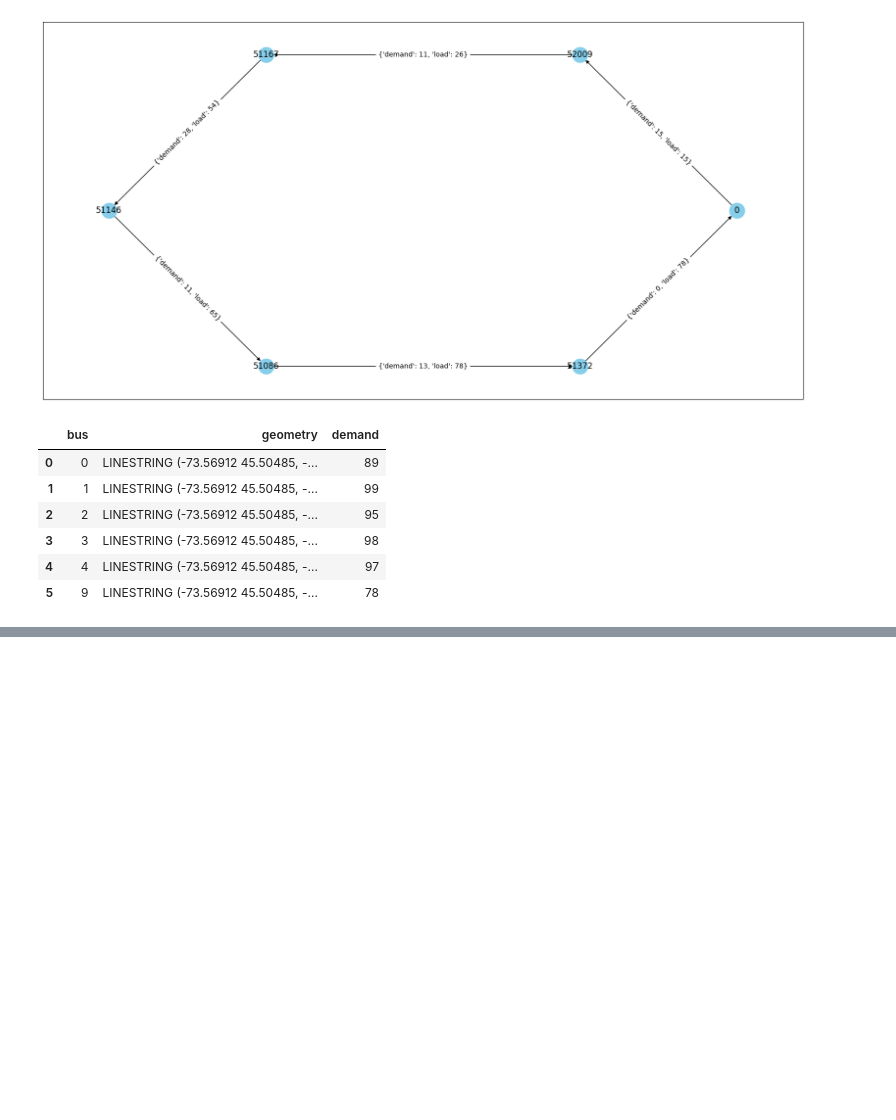
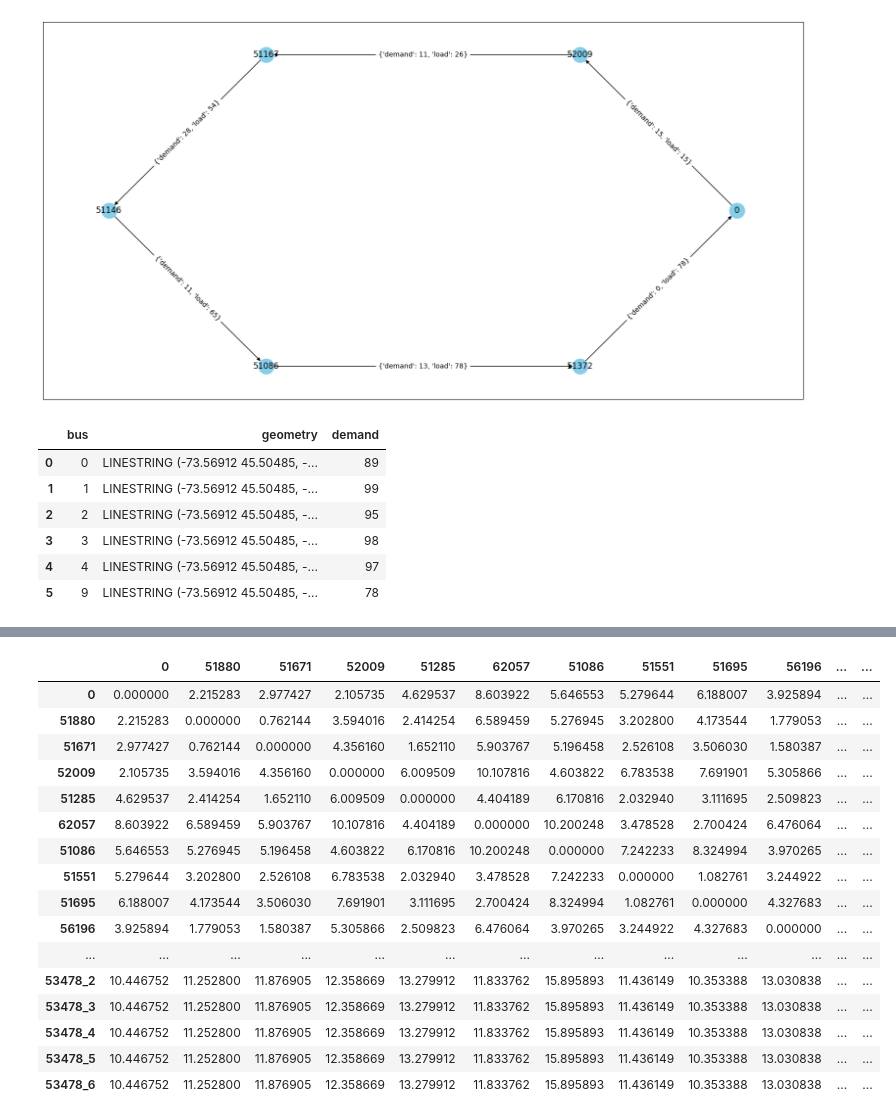
Before and after one commit to lakshyaag/Route-Optimization-STM, a Jupyter notebook: model_basic.ipynb, the cells around one changed output, grey strips where cells are left out. Drawn from its saved outputs; the diff is of its cells as text; code cells hidden in the pictures; blank space fills up the shorter version.

```diff
--- a/model_basic.ipynb
+++ b/model_basic.ipynb
@@ -703,0 +707,20 @@ route_map
+# %%
+rng = np.random.default_rng(3)
+
+distance_matrix_model = distance_matrix.drop(
+    columns=stops_in_disaster_area.stop_id, index=stops_in_disaster_area.stop_id
+)
+
+stops = list(distance_matrix_model.columns)
+num_stops = len(stops)
+
+distance_matrix_model = distance_matrix_model.loc[stops, stops]
+
+demand = {stop: rng.integers(1, 100) for stop in stops}
+demand[stops[0]] = 0
+
+num_buses = 20
+BUS_CAPACITY = 75
+
+print(f"Total demand: {sum(demand.values())}")
+print(f"Total capacity: {num_buses * BUS_CAPACITY}")
@@ -703,0 +730,49 @@ route_map
+# %%
+def split_demand(node_demand):
+    S = 100
+    fraction = [2 ** (i - 1) for i in range(1, S + 1)]
+    demands = [round(node_demand * f / sum(fraction), 0) for f in fraction]
+
+    demands = list(filter(lambda x: x > 0, demands))
+
+    if sum(demands) < node_demand:
+        demands[-1] += node_demand - sum(demands)
+
+    if demands[-1] >= BUS_CAPACITY:
+        new_demand = split_demand(demands[-1])
+        demands.pop()
+        demands.extend(new_demand)
+
+    return demands
+
+
+def split_demand_node(demand, node):
+    node_demand = demand[node]
+    demands = split_demand(node_demand)
+
+    return {f"{node}_{i}": d for i, d in enumerate(demands)}
+
+
+nodes_exceeding_demand = {}
+new_demand = demand.copy()
+for k, v in demand.items():
+    if v > BUS_CAPACITY:
+        new_nodes = split_demand_node(demand, k)
+
+        new_demand.pop(k)
+        new_demand.update(new_nodes)
+
+        nodes_exceeding_demand[k] = new_nodes
+
+print(f"New nodes added for: {nodes_exceeding_demand.keys()}")
+
+for node in nodes_exceeding_demand:
+    for i in range(1, len([k for k in new_demand.keys() if node in k])):
+        distance_matrix_model[f"{node}_{i}"] = distance_matrix_model[node]
+        distance_matrix_model.loc[f"{node}_{i}"] = distance_matrix_model.loc[node]
+        distance_matrix_model.loc[f"{node}_{i}", node] = 0
+    distance_matrix_model.drop(columns=[node], index=[node], inplace=True)
+
+
+distance_matrix_model
+# %% [output]
@@ -703,0 +780,17 @@ route_map
+|  | 0 | 51880 | 51671 | 52009 | 51285 | 62057 | 51086 | 51551 | 51695 | 56196 | ... | ... |
+| 0 | 0.000000 | 2.215283 | 2.977427 | 2.105735 | 4.629537 | 8.603922 | 5.646553 | 5.279644 | 6.188007 | 3.925894 | ... | ... |
+| 51880 | 2.215283 | 0.000000 | 0.762144 | 3.594016 | 2.414254 | 6.589459 | 5.276945 | 3.202800 | 4.173544 | 1.779053 | ... | ... |
+| 51671 | 2.977427 | 0.762144 | 0.000000 | 4.356160 | 1.652110 | 5.903767 | 5.196458 | 2.526108 | 3.506030 | 1.580387 | ... | ... |
+| 52009 | 2.105735 | 3.594016 | 4.356160 | 0.000000 | 6.009509 | 10.107816 | 4.603822 | 6.783538 | 7.691901 | 5.305866 | ... | ... |
+| 51285 | 4.629537 | 2.414254 | 1.652110 | 6.009509 | 0.000000 | 4.404189 | 6.170816 | 2.032940 | 3.111695 | 2.509823 | ... | ... |
+| 62057 | 8.603922 | 6.589459 | 5.903767 | 10.107816 | 4.404189 | 0.000000 | 10.200248 | 3.478528 | 2.700424 | 6.476064 | ... | ... |
+| 51086 | 5.646553 | 5.276945 | 5.196458 | 4.603822 | 6.170816 | 10.200248 | 0.000000 | 7.242233 | 8.324994 | 3.970265 | ... | ... |
+| 51551 | 5.279644 | 3.202800 | 2.526108 | 6.783538 | 2.032940 | 3.478528 | 7.242233 | 0.000000 | 1.082761 | 3.244922 | ... | ... |
+| 51695 | 6.188007 | 4.173544 | 3.506030 | 7.691901 | 3.111695 | 2.700424 | 8.324994 | 1.082761 | 0.000000 | 4.327683 | ... | ... |
+| 56196 | 3.925894 | 1.779053 | 1.580387 | 5.305866 | 2.509823 | 6.476064 | 3.970265 | 3.244922 | 4.327683 | 0.000000 | ... | ... |
+| ... | ... | ... | ... | ... | ... | ... | ... | ... | ... | ... | ... | ... |
+| 53478_2 | 10.446752 | 11.252800 | 11.876905 | 12.358669 | 13.279912 | 11.833762 | 15.895893 | 11.436149 | 10.353388 | 13.030838 | ... | ... |
+| 53478_3 | 10.446752 | 11.252800 | 11.876905 | 12.358669 | 13.279912 | 11.833762 | 15.895893 | 11.436149 | 10.353388 | 13.030838 | ... | ... |
+| 53478_4 | 10.446752 | 11.252800 | 11.876905 | 12.358669 | 13.279912 | 11.833762 | 15.895893 | 11.436149 | 10.353388 | 13.030838 | ... | ... |
+| 53478_5 | 10.446752 | 11.252800 | 11.876905 | 12.358669 | 13.279912 | 11.833762 | 15.895893 | 11.436149 | 10.353388 | 13.030838 | ... | ... |
+| 53478_6 | 10.446752 | 11.252800 | 11.876905 | 12.358669 | 13.279912 | 11.833762 | 15.895893 | 11.436149 | 10.353388 | 13.030838 | ... | ... |
```
Also changed, not shown: parts of 21 cells of this notebook, 5 other files.
